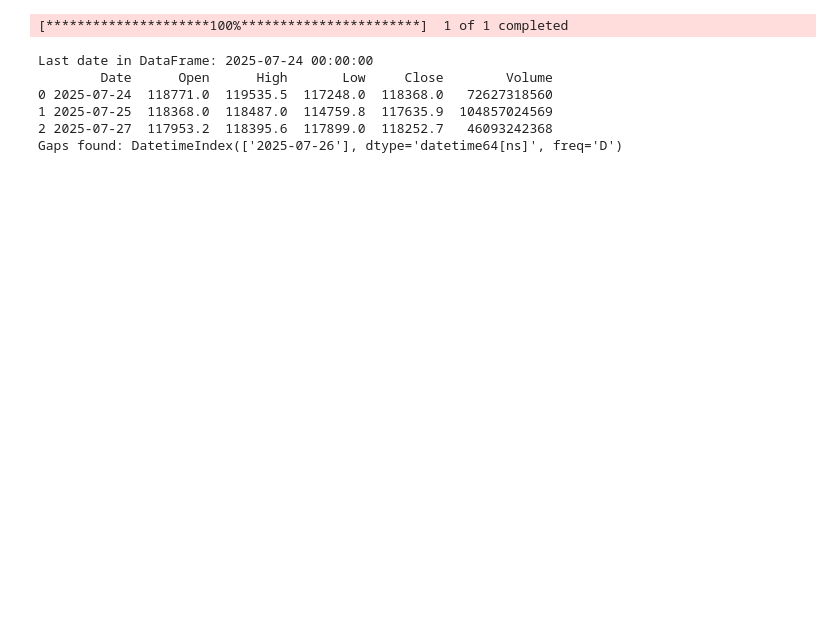
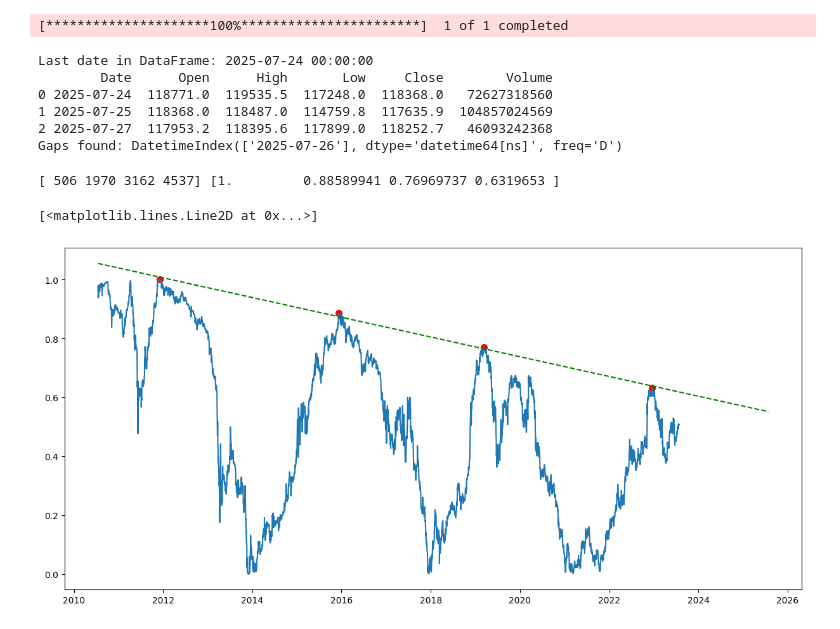
Before and after one commit to drosophilavirilis/btc-fun, a Jupyter notebook: notebooks/prototype.ipynb, the cells around one changed output. Saved outputs shown, nothing was run; the diff lists cells and outputs as text; code cells hidden in the pictures; blank space fills up the shorter version.

```diff
--- a/notebooks/prototype.ipynb
+++ b/notebooks/prototype.ipynb
@@ -122,3 +122,32 @@ temp['stretched_roi'] = (temp['norm_roi'] - temp['rolling_min']) / (temp['rollin
 
 qt = QuantileTransformer(output_distribution='uniform')
 temp['qt_roi'] = qt.fit_transform(temp[[f'ROI_{per}']])
+# %%
+from scipy.signal import find_peaks
+import numpy as np
+
+x = temp["qt_roi"].values
+y = temp.index
+
+p_indices, _ = find_peaks(x, distance=730, height = 0.5)
+p_values = temp.iloc[p_indices]['qt_roi'].values
+
+print(p_indices, p_values)
+
+coef = np.polyfit(p_indices,p_values,1)
+poly1d_fn = np.poly1d(coef)
+# poly1d_fn is now a function which takes in x and returns an estimate for y
+
+indices = np.arange(len(temp.index))
+fit = poly1d_fn(indices)
+
+
+
+fig, ax = plt.subplots(figsize=(15, 7))
+ax.plot(temp.index, temp['qt_roi'], label='price color coded by ROI')
+ax.scatter(x= temp.iloc[p_indices].index, y=temp.iloc[p_indices]['qt_roi'], color='red', label='Peaks', s=50)
+ax.plot(temp.index, fit, color='green', label='Trendline', linestyle='--')
+# %% [output]
+[ 506 1970 3162 4537] [1.         0.88589941 0.76969737 0.6319653 ]
+[<matplotlib.lines.Line2D at 0x...>]
+[figure, added]
```
Also changed, not shown: parts of 3 cells of this notebook.
